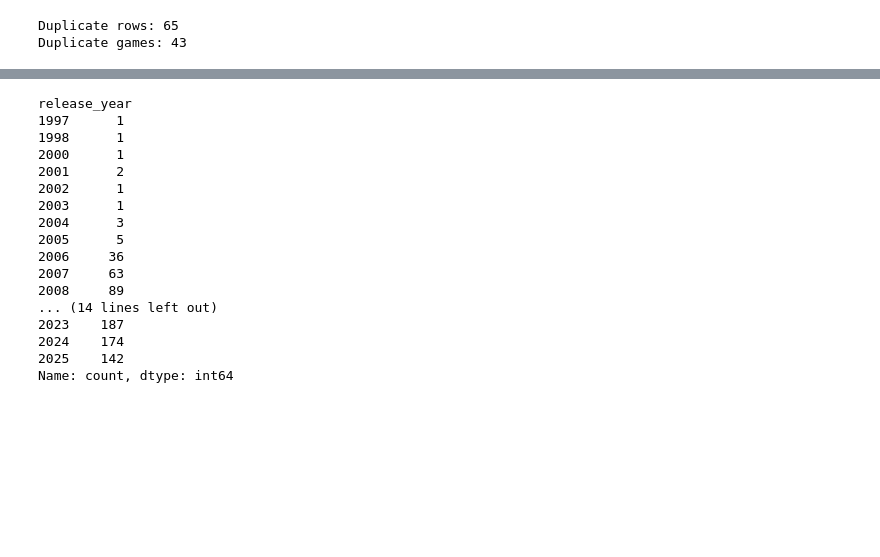
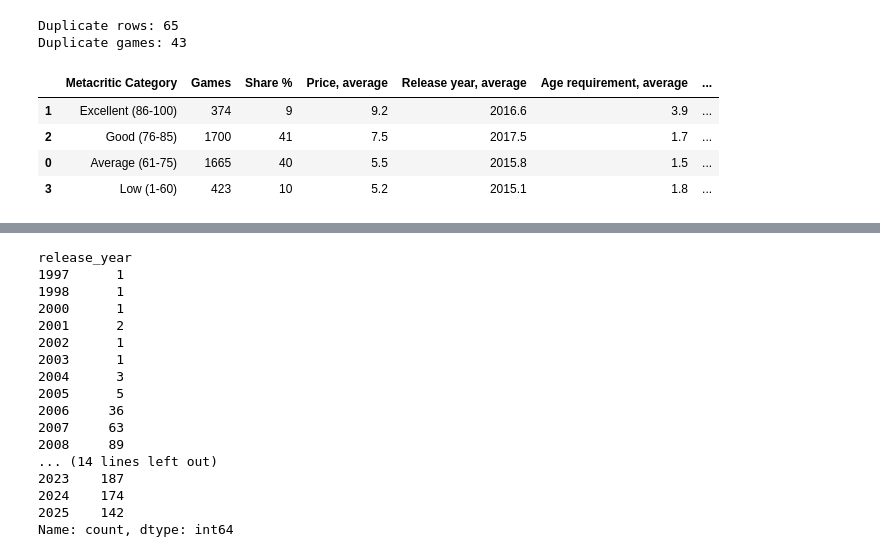
Before and after one commit to annimaijanen/learning-projects, a Jupyter notebook: dashboard_exploration/metacritic_study.ipynb, the cells around one changed output, grey strips where cells are left out. Saved outputs shown, nothing was run; the diff lists cells and outputs as text; code cells hidden in the pictures; blank space fills up the shorter version.

```diff
--- a/dashboard_exploration/metacritic_study.ipynb
+++ b/dashboard_exploration/metacritic_study.ipynb
@@ -73,50 +75,57 @@ stats_by_metacritic["share_of_games"] = (
 # %%
 # Table of statistics by metacritic category
 
 table = stats_by_metacritic[[
     "metacritic_category",
     "games",
     "share_of_games",
     "mean_price",
     "mean_release_year",
     "mean_required_age",
     "mode_estimated_owners"
 ]].copy()
 
 # Order categories
-category_order = ["Excellent (86-100)", "Good (76-85)", "Average (61-75)", "Low (1-60)"]
+category_order = [
+    "Excellent (86-100)",
+    "Good (76-85)",
+    "Average (61-75)",
+    "Low (1-60)"
+]
 
 table["metacritic_category"] = pd.Categorical(
     table["metacritic_category"],
     categories=category_order,
     ordered=True
 )
 
 table = table.sort_values("metacritic_category")
 
-fig = go.Figure(data=[go.Table(
-    header=dict(
-        values=[
-            "Metacritic Category",
-            "Games",
-            "Share %",
-            "Price, average",
-            "Release year, average",
-            "Age requirement, average",
-            "Estimated owners, mode"
-        ]
-    ),
-    cells=dict(
-        values=[table[col] for col in table.columns],
-        format=[None, ".0f",".0f", ".1f", ".1f", ".1f", None]
-    )
-)])
+# Rename columns
+table.columns = [
+    "Metacritic Category",
+    "Games",
+    "Share %",
+    "Price, average",
+    "Release year, average",
+    "Age requirement, average",
+    "Estimated owners, mode"
+]
 
-fig.update_layout(
-    height=200,
-    margin=dict(l=10, r=10, t=40, b=10)
-)
-fig.show()
+# Fix formatting
+table.style.format({
+    "Games": "{:.0f}",
+    "Share %": "{:.0f}",
+    "Price, average": "{:.1f}",
+    "Release year, average": "{:.1f}",
+    "Age requirement, average": "{:.1f}"
+})
+# %% [output]
+|  | Metacritic Category | Games | Share % | Price, average | Release year, average | Age requirement, average | ... |
+| 1 | Excellent (86-100) | 374 | 9 | 9.2 | 2016.6 | 3.9 | ... |
+| 2 | Good (76-85) | 1700 | 41 | 7.5 | 2017.5 | 1.7 | ... |
+| 0 | Average (61-75) | 1665 | 40 | 5.5 | 2015.8 | 1.5 | ... |
+| 3 | Low (1-60) | 423 | 10 | 5.2 | 2015.1 | 1.8 | ... |
 # %%
 # Keep only rows with a common age requirement
 
```
Also changed, not shown: parts of 6 cells of this notebook.
